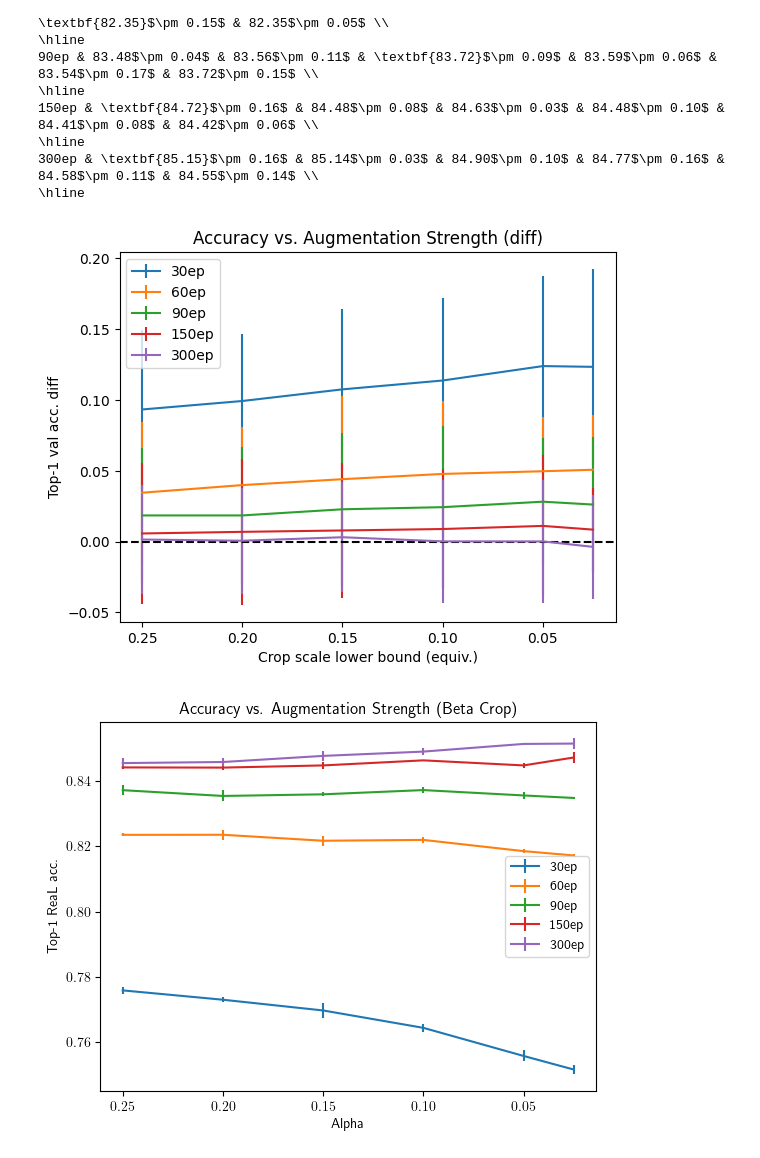
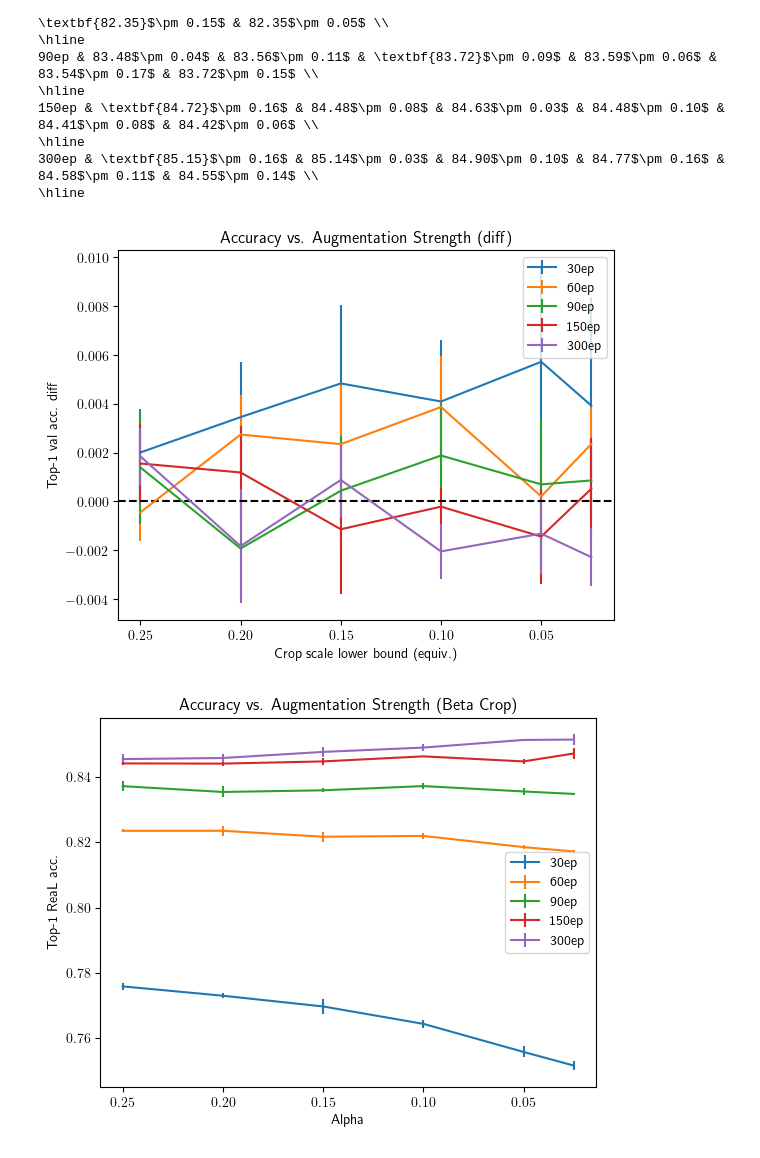
Before and after one commit to EIFY/mup-vit, a Jupyter notebook: notebooks/sweep_eval.ipynb, the cells around one changed output. Saved outputs shown, nothing was run; the diff lists cells and outputs as text; code cells hidden in the pictures.

Commit message:
fix wrong plots & clean up

```diff
--- a/notebooks/sweep_eval.ipynb
+++ b/notebooks/sweep_eval.ipynb
@@ -1220,23 +1139,13 @@ import statistics
 epoch = [30, 60, 90, 150, 300]
 lower_scale = [0.025, 0.05, 0.1, 0.15, 0.2, 0.25]
 
-def read(template, file, field, n=3):
-    l = []
-    for i in range(3):
-        path = os.path.join(template + f"-{i}", file)
-        with open(path) as f:
-            d = json.load(f)
-        l.append(d[field])
-    return statistics.mean(l), statistics.stdev(l)
-
 for ep in epoch:
     acc = []
     for scale in lower_scale:
         template = f"/home/jason-chou/Downloads/imagenet-runs/logs/better-baseline-tf-{ep}ep-{scale}-lower-scale"
-        acc.append(read(template, file="acc.json", field="best_acc1"))
+        acc.append(read(template, file="acc.json", field="best_acc1", func='stdev'))
     mean, stdev = zip(*acc)
     plt.errorbar(x=lower_scale, y=mean, yerr=stdev, label=f"{ep}ep")
-    # plt.scatter(x=lower_scale, y=mean, s = 5)
 
 plt.gca().invert_xaxis()
 plt.title("Accuracy vs. Augmentation Strength (TF)")
@@ -1293,20 +1184,11 @@ import statistics
 
 alpha = [1.149078218527368, 1.2868802527351937, 1.5513717567792051, 1.8181747836292492, 2.099150683624692, 2.403252597770956]
 
-def read(template, file, field, n=3):
-    l = []
-    for i in range(3):
-        path = os.path.join(template + f"-{i}", file)
-        with open(path) as f:
-            d = json.load(f)
-        l.append(d[field])
-    return statistics.mean(l), statistics.stdev(l)
-
 for ep in epoch:
     acc = []
     for a in alpha:
         template = ROOT + f"/better-baseline-alpha-{a}-{ep}ep-0.0-lower-scale"
-        acc.append(read(template, file="acc.json", field="best_acc1"))
+        acc.append(read(template, file="acc.json", field="best_acc1", func='stdev'))
     mean, stdev = zip(*acc)
     plt.errorbar(x=alpha, y=mean, yerr=stdev, label=f"{ep}ep")
 
@@ -1325,11 +1207,17 @@ l = [f'{a:.3f}' for a in alpha]
 l = ['$\\alpha$'] + l
 lines.append(' & '.join(l))
 
+def format_acc(acc):
+    l = [f'{100 * x:.2f}' for x in acc]
+    max_i = max(range(len(acc)), key=lambda i: acc[i])
+    l[max_i] = "\\textbf{" + l[max_i] + "}"
+    return l
+
 for ep in epoch:
     acc = []
     for a in alpha:
         template = ROOT + f"/better-baseline-alpha-{a}-{ep}ep-0.0-lower-scale"
-        acc.append(read(template, file="acc.json", field="best_acc1"))
+        acc.append(read(template, file="acc.json", field="best_acc1", func='stdev'))
     mean, stdev = zip(*acc)
     mean_str = format_acc(mean)
     l = [f'{ep}ep'] + [m + f'$\pm {100 * s:.2f}$' for m, s in zip(mean_str, stdev)]
@@ -1361,7 +1249,7 @@ for ep in epoch:
     acc = []
     for a in alpha:
         template = ROOT + f"/better-baseline-alpha-{a}-{ep}ep-0.0-lower-scale"
-        acc.append(read(template, file="acc.json", field="best_real_acc1"))
+        acc.append(read(template, file="acc.json", field="best_real_acc1", func='stdev'))
     mean, stdev = zip(*acc)
     mean_str = format_acc(mean)
     l = [f'{ep}ep'] + [m + f'$\pm {100 * s:.2f}$' for m, s in zip(mean_str, stdev)]
@@ -1385,31 +1273,32 @@ $\alpha$ & 1.149 & 1.287 & 1.551 & 1.818 & 2.099 & 2.403 \\
 \hline
 # %%
 epoch = [30, 60, 90, 150, 300]
+alpha = [1.149078218527368, 1.2868802527351937, 1.5513717567792051, 1.8181747836292492, 2.099150683624692, 2.403252597770956]
 lower_scale = [0.025, 0.05, 0.1, 0.15, 0.2, 0.25]
 
 for ep in epoch:
     beta_acc, torch_acc = [], []
     for a, scale in zip(alpha, lower_scale):
         template = ROOT + f"/better-baseline-alpha-{a}-{ep}ep-0.0-lower-scale"
-        beta_acc.append(read(template, file="acc.json", field="best_acc1"))
+        beta_acc.append(read(template, file="acc.json", field="best_acc1", func='variance'))
         template = ROOT + f"/better-baseline-torch-{ep}ep-{scale}-lower-scale"
-        torch_acc.append(read(template, file="acc.json", field="best_acc1"))
-    beta_mean, beta_var = zip(*tf_acc)
+        torch_acc.append(read(template, file="acc.json", field="best_acc1", func='variance'))
+    beta_mean, beta_var = zip(*beta_acc)
     torch_mean, torch_var = zip(*torch_acc)
     diff = [x - y for x, y in zip(beta_mean, torch_mean)]
     stdev = [(x + y) ** (0.5) for x, y in zip(beta_var, torch_var)]
     plt.errorbar(x=lower_scale, y=diff, yerr=stdev, label=f"{ep}ep")
 
 plt.gca().invert_xaxis()
 plt.axhline(y=0., color="black", linestyle='dashed')
 plt.title("Accuracy vs. Augmentation Strength (diff)")
 plt.xlabel("Crop scale lower bound (equiv.)")
 plt.ylabel("Top-1 val acc. diff")
 plt.legend()
 plt.savefig("acc_vs_aug_beta_diff.png")
 plt.show()
 # %% [output]
-[figure, old version]
+[figure, new version]
 # %%
 for ep in epoch:
     acc = []
```
Also changed, not shown: parts of 34 cells of this notebook.
